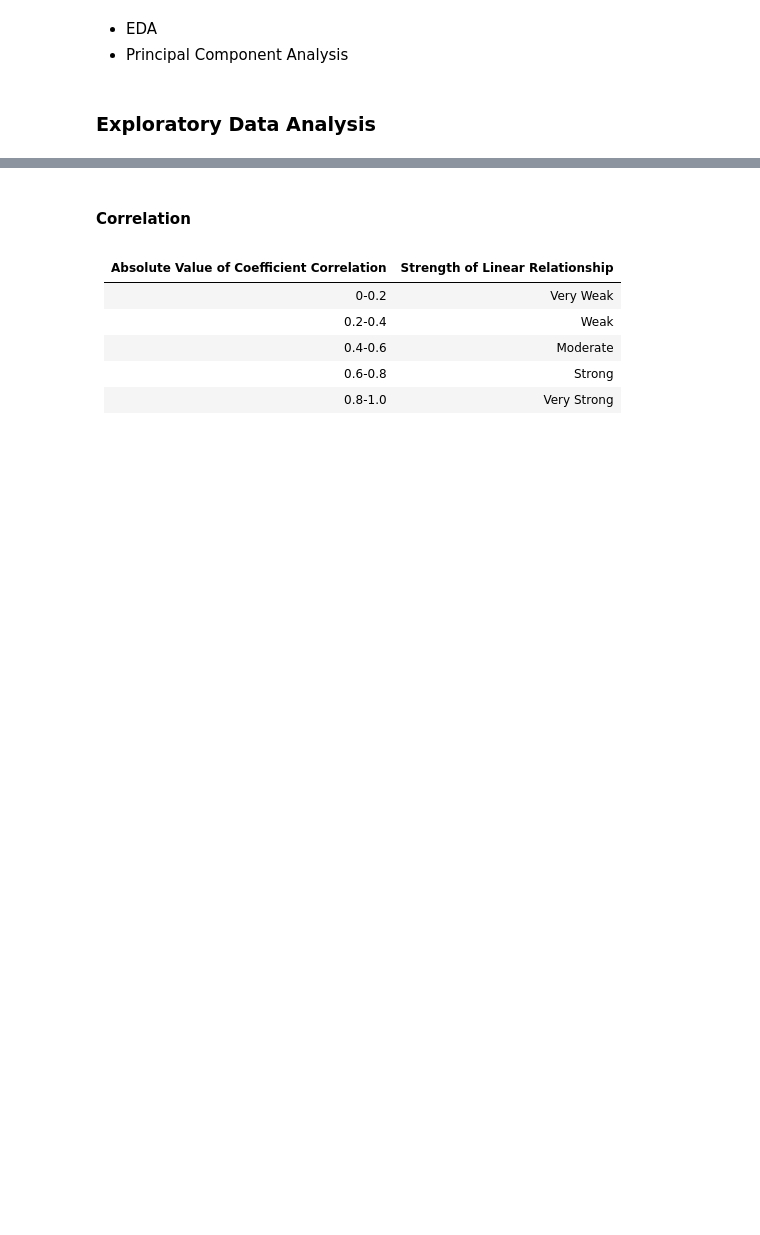
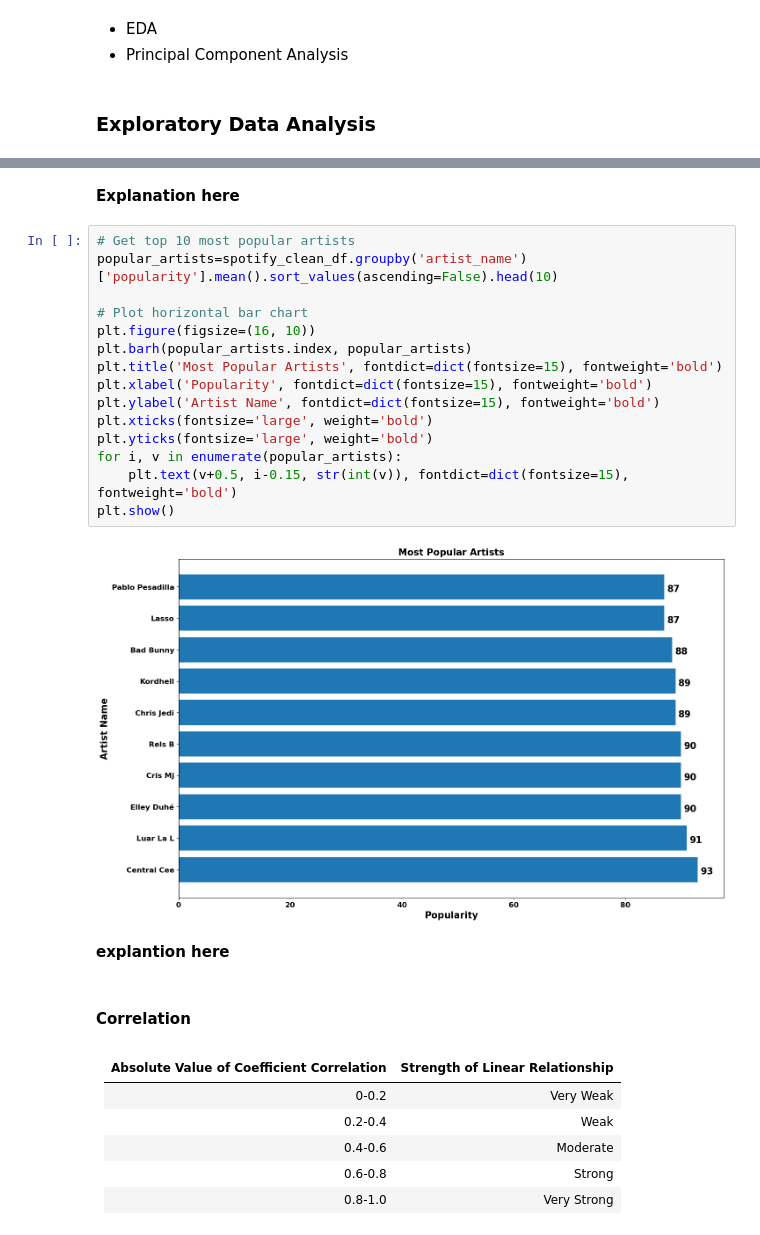
Before and after one commit to dapniii/DATA102-Spotify-Recommendation-System, a Jupyter notebook: main_project.ipynb, the cells around one changed output, grey strips where cells are left out. Cells and saved outputs as stored; diff of their text form; blank space fills up the shorter version.

```diff
--- a/main_project.ipynb
+++ b/main_project.ipynb
@@ -484,3 +524,24 @@ spotify_clean_df.to_csv('datacleaned1.csv', sep='\t', encoding='utf-8', header='
+# %% [markdown]
+**Explanation here**
+# %%
+# Get top 10 most popular artists
+popular_artists=spotify_clean_df.groupby('artist_name')['popularity'].mean().sort_values(ascending=False).head(10)
+
+# Plot horizontal bar chart
+plt.figure(figsize=(16, 10))
+plt.barh(popular_artists.index, popular_artists)
+plt.title('Most Popular Artists', fontdict=dict(fontsize=15), fontweight='bold')
+plt.xlabel('Popularity', fontdict=dict(fontsize=15), fontweight='bold')
+plt.ylabel('Artist Name', fontdict=dict(fontsize=15), fontweight='bold')
+plt.xticks(fontsize='large', weight='bold')
+plt.yticks(fontsize='large', weight='bold')
+for i, v in enumerate(popular_artists):
+    plt.text(v+0.5, i-0.15, str(int(v)), fontdict=dict(fontsize=15), fontweight='bold')
+plt.show()
+# %% [output]
+[figure, added]
+# %% [markdown]
+**explantion here**
 # %% [markdown]
 <h4> Correlation </h4>
 # %% [markdown]
```
Also changed, not shown: parts of 11 cells of this notebook.
